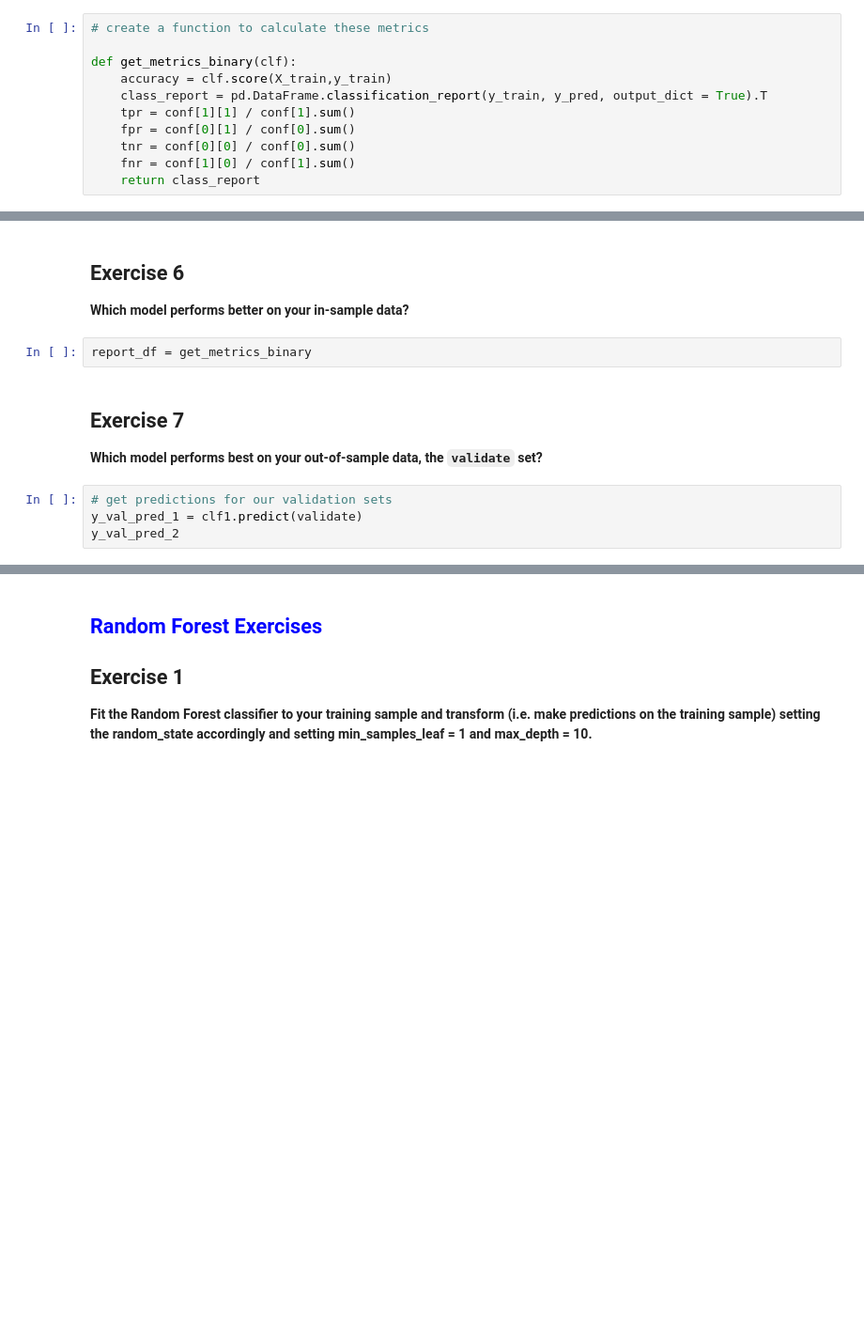
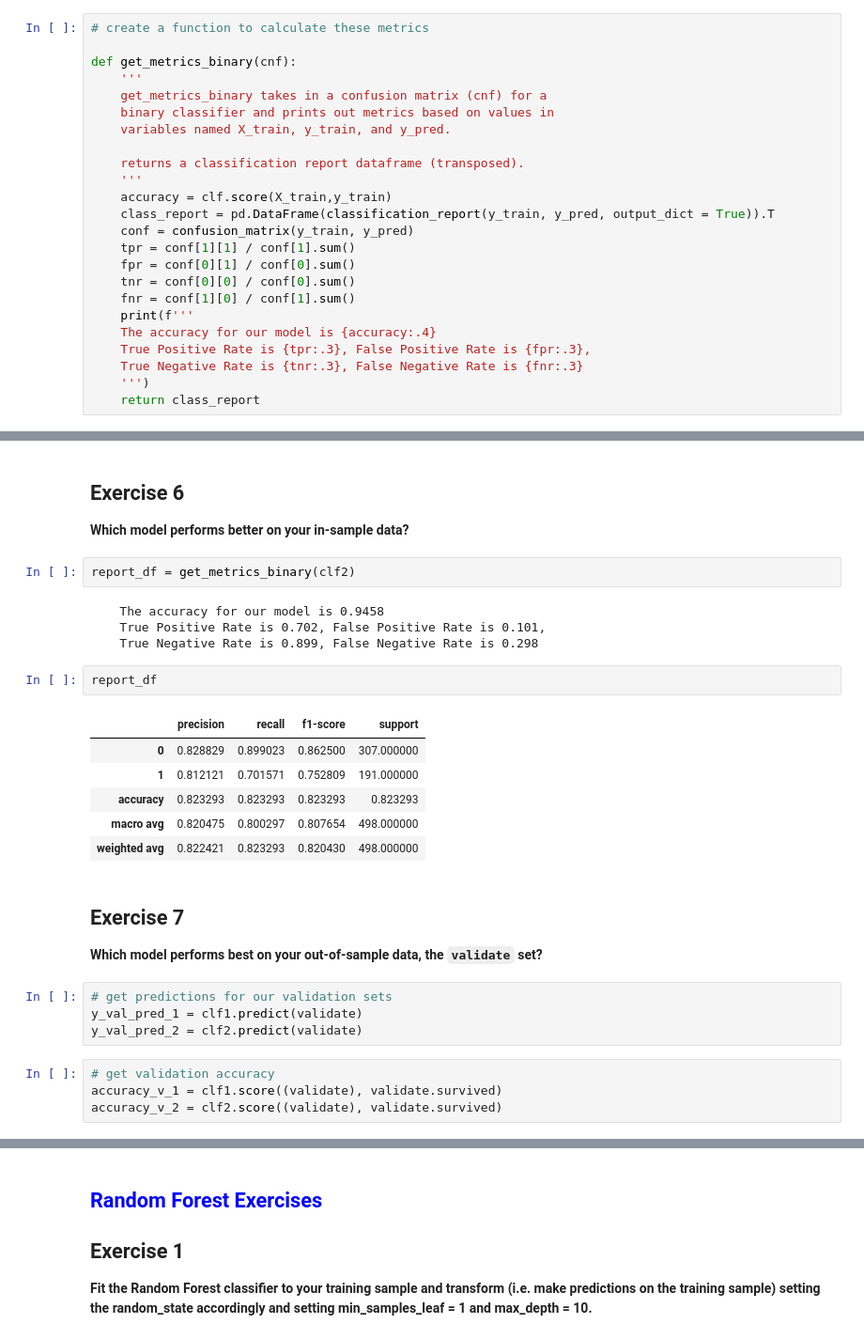
Before and after one commit to barbmarques/classification-exercises, a Jupyter notebook: model.ipynb, the cells around one changed output, grey strips where cells are left out. Shown at 94% size. Saved outputs shown, nothing was run; the diff lists cells and outputs as text; blank space fills up the shorter version.

```diff
--- a/model.ipynb
+++ b/model.ipynb
@@ -268,12 +267,25 @@ rubric_df
 # %%
 # create a function to calculate these metrics
 
-def get_metrics_binary(clf):
+def get_metrics_binary(cnf):
+    '''
+    get_metrics_binary takes in a confusion matrix (cnf) for a
+    binary classifier and prints out metrics based on values in
+    variables named X_train, y_train, and y_pred.
+
+    returns a classification report dataframe (transposed).
+    '''
     accuracy = clf.score(X_train,y_train)
-    class_report = pd.DataFrame.classification_report(y_train, y_pred, output_dict = True).T
+    class_report = pd.DataFrame(classification_report(y_train, y_pred, output_dict = True)).T
+    conf = confusion_matrix(y_train, y_pred)
     tpr = conf[1][1] / conf[1].sum()
     fpr = conf[0][1] / conf[0].sum()
     tnr = conf[0][0] / conf[0].sum()
     fnr = conf[1][0] / conf[1].sum()
+    print(f'''
+    The accuracy for our model is {accuracy:.4}
+    True Positive Rate is {tpr:.3}, False Positive Rate is {fpr:.3},
+    True Negative Rate is {tnr:.3}, False Negative Rate is {fnr:.3}
+    ''')
     return class_report
 # %%
@@ -301,7 +322,20 @@ y_pred = clf2.predict(X_train)
 
 **Which model performs better on your in-sample data?**
 # %%
-report_df = get_metrics_binary
+report_df = get_metrics_binary(clf2)
+# %% [output]
+    The accuracy for our model is 0.9458
+    True Positive Rate is 0.702, False Positive Rate is 0.101,
+    True Negative Rate is 0.899, False Negative Rate is 0.298
+# %%
+report_df
+# %% [output]
+|  | precision | recall | f1-score | support |
+| 0 | 0.828829 | 0.899023 | 0.862500 | 307.000000 |
+| 1 | 0.812121 | 0.701571 | 0.752809 | 191.000000 |
+| accuracy | 0.823293 | 0.823293 | 0.823293 | 0.823293 |
+| macro avg | 0.820475 | 0.800297 | 0.807654 | 498.000000 |
+| weighted avg | 0.822421 | 0.823293 | 0.820430 | 498.000000 |
 # %% [markdown]
 ## Exercise 7
 
@@ -309,4 +343,8 @@ report_df = get_metrics_binary
 # %%
 # get predictions for our validation sets
 y_val_pred_1 = clf1.predict(validate)
-y_val_pred_2
+y_val_pred_2 = clf2.predict(validate)
+# %%
+# get validation accuracy
+accuracy_v_1 = clf1.score((validate), validate.survived)
+accuracy_v_2 = clf2.score((validate), validate.survived)
```
Also changed, not shown: parts of 9 cells of this notebook.
